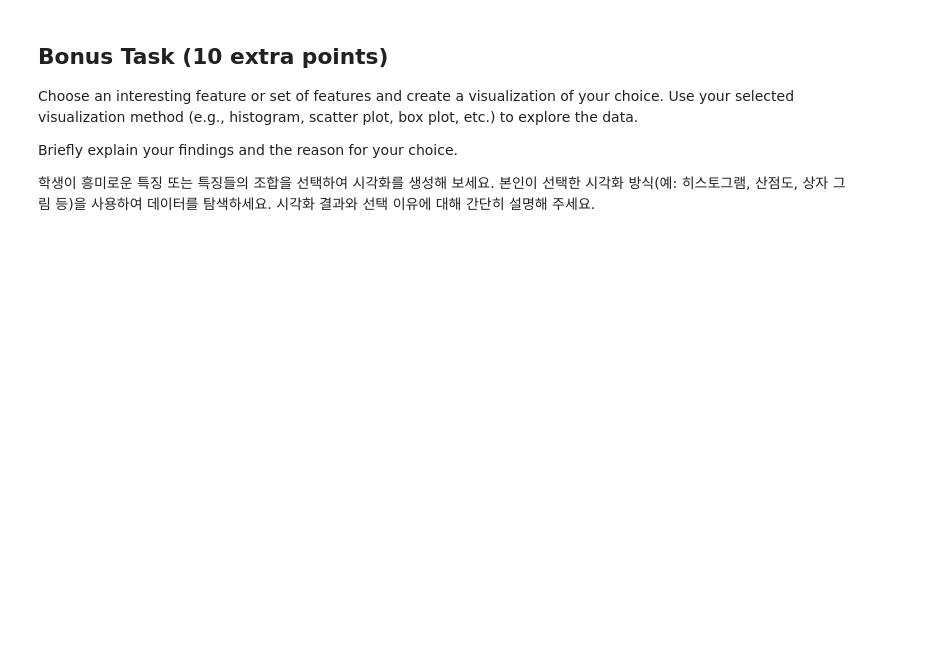
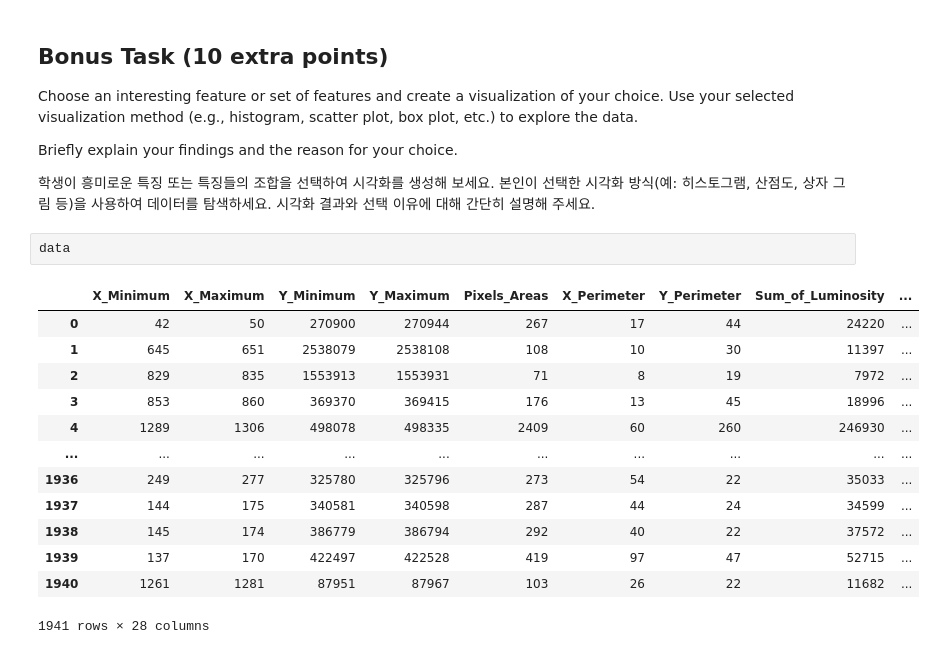
Before and after one commit to SyngyeonTak/Best-README-Template, a Jupyter notebook: DAEM_Midterm_practical_test.ipynb, the cells around one changed output. Drawn from its saved outputs; the diff is of its cells as text; blank space fills up the shorter version.

```diff
--- a/DAEM_Midterm_practical_test.ipynb
+++ b/DAEM_Midterm_practical_test.ipynb
@@ -439,3 +460,19 @@ Briefly explain your findings and the reason for your choice.
 
 학생이 흥미로운 특징 또는 특징들의 조합을 선택하여 시각화를 생성해 보세요. 본인이 선택한 시각화 방식(예: 히스토그램, 산점도, 상자 그림 등)을 사용하여 데이터를 탐색하세요.
 시각화 결과와 선택 이유에 대해 간단히 설명해 주세요.
+# %%
+data
+# %% [output]
+|  | X_Minimum | X_Maximum | Y_Minimum | Y_Maximum | Pixels_Areas | X_Perimeter | Y_Perimeter | Sum_of_Luminosity | ... |
+| 0 | 42 | 50 | 270900 | 270944 | 267 | 17 | 44 | 24220 | ... |
+| 1 | 645 | 651 | 2538079 | 2538108 | 108 | 10 | 30 | 11397 | ... |
+| 2 | 829 | 835 | 1553913 | 1553931 | 71 | 8 | 19 | 7972 | ... |
+| 3 | 853 | 860 | 369370 | 369415 | 176 | 13 | 45 | 18996 | ... |
+| 4 | 1289 | 1306 | 498078 | 498335 | 2409 | 60 | 260 | 246930 | ... |
+| ... | ... | ... | ... | ... | ... | ... | ... | ... | ... |
+| 1936 | 249 | 277 | 325780 | 325796 | 273 | 54 | 22 | 35033 | ... |
+| 1937 | 144 | 175 | 340581 | 340598 | 287 | 44 | 24 | 34599 | ... |
+| 1938 | 145 | 174 | 386779 | 386794 | 292 | 40 | 22 | 37572 | ... |
+| 1939 | 137 | 170 | 422497 | 422528 | 419 | 97 | 47 | 52715 | ... |
+| 1940 | 1261 | 1281 | 87951 | 87967 | 103 | 26 | 22 | 11682 | ... |
+1941 rows × 28 columns
```
Also changed, not shown: parts of 3 cells of this notebook.
